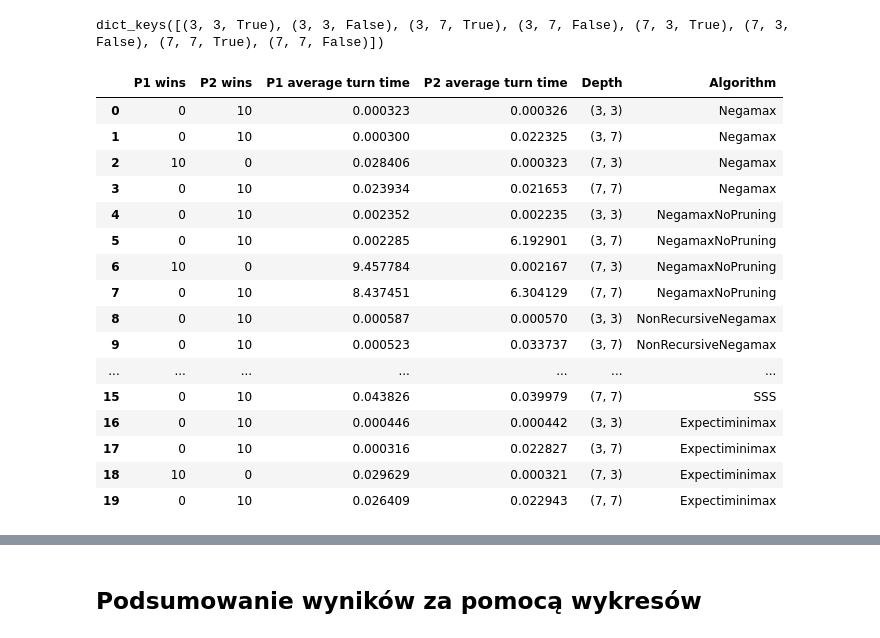
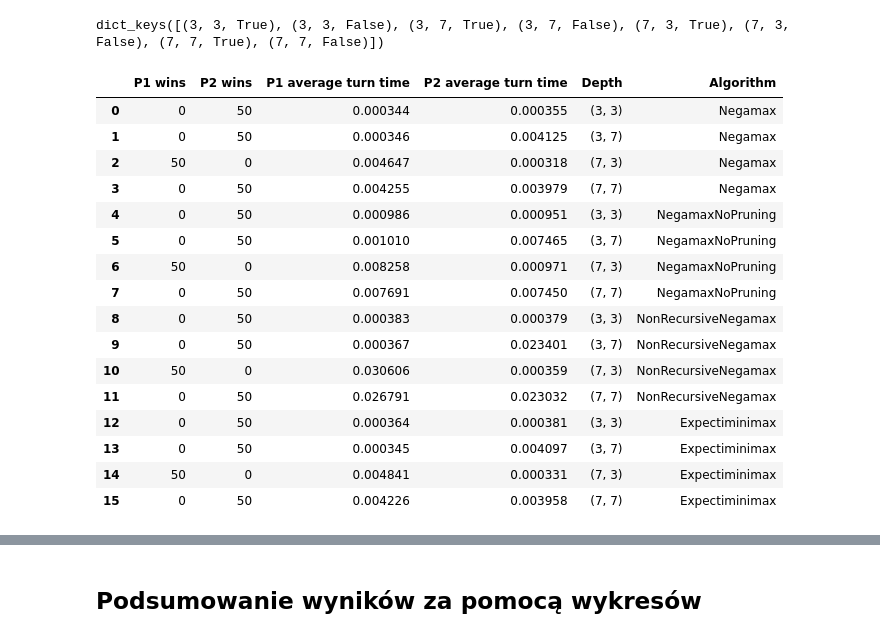
Before and after one commit to Eniterusx/inteligencja-obliczeniowa, a Jupyter notebook: lab1/script.ipynb, the cells around one changed output, grey strips where cells are left out. Cells and saved outputs as stored; diff of their text form; code cells hidden in the pictures.

```diff
--- a/lab1/script.ipynb
+++ b/lab1/script.ipynb
@@ -78,21 +78,21 @@ results = {}
 
 depths = [3, 7]
 deterministic = [True, False]
-game_amount = 10
+game_amount = 50
 
 for d1, d2 in tqdm([(d1, d2) for d1 in depths for d2 in depths], desc="Processing depths"):
     for det in tqdm(deterministic, desc="Processing deterministic"):
         # print(f"depth1: {d1}, depth2: {d2} deterministic: {det}")
 
-        # Play 10 games and track the results
+        # Play 50 games and track the results
         p1_wins = 0
         p2_wins = 0
         p1_avg_time = 0
         p2_avg_time = 0
 
         for x in tqdm(range(game_amount), desc="Playing games"):
-            ai = Negamax(d1)
-            ai2 = Negamax(d2)
+            ai = Negamax(d1, tt=TranspositionTable())
+            ai2 = Negamax(d2, tt=TranspositionTable())
             game = Nim(players=[AI_Player(ai), AI_Player(ai2)],
                     deterministic=det,
                     piles=[5,5,5,5])
@@ -123,21 +125,21 @@ results = {}
 
 depths = [3, 7]
 deterministic = [True, False]
-game_amount = 10
+game_amount = 50
 
 for d1, d2 in tqdm([(d1, d2) for d1 in depths for d2 in depths], desc="Processing depths"):
     for det in tqdm(deterministic, desc="Processing deterministic"):
         # print(f"depth1: {d1}, depth2: {d2} deterministic: {det}")
 
-        # Play 10 games and track the results
+        # Play 50 games and track the results
         p1_wins = 0
         p2_wins = 0
         p1_avg_time = 0
         p2_avg_time = 0
 
         for x in tqdm(range(game_amount), desc="Playing games"):
-            ai = NegamaxNoPruning(d1)
-            ai2 = NegamaxNoPruning(d2)
+            ai = NegamaxNoPruning(d1, tt=TranspositionTable())
+            ai2 = NegamaxNoPruning(d2, tt=TranspositionTable())
             game = Nim(players=[AI_Player(ai), AI_Player(ai2)],
                     deterministic=det,
                     piles=[5,5,5,5])
@@ -167,21 +171,21 @@ results = {}
 
 depths = [3, 7]
 deterministic = [True, False]
-game_amount = 10
+game_amount = 50
 
 for d1, d2 in tqdm([(d1, d2) for d1 in depths for d2 in depths], desc="Processing depths"):
     for det in tqdm(deterministic, desc="Processing deterministic"):
         # print(f"depth1: {d1}, depth2: {d2} deterministic: {det}")
 
-        # Play 10 games and track the results
+        # Play 50 games and track the results
         p1_wins = 0
         p2_wins = 0
         p1_avg_time = 0
         p2_avg_time = 0
 
         for x in tqdm(range(game_amount), desc="Playing games"):
-            ai = NonRecursiveNegamax(d1)
-            ai2 = NonRecursiveNegamax(d2)
+            ai = NonRecursiveNegamax(d1, tt=TranspositionTable())
+            ai2 = NonRecursiveNegamax(d2, tt=TranspositionTable())
             game = Nim(players=[AI_Player(ai), AI_Player(ai2)],
                     deterministic=det,
                     piles=[5,5,5,5])
@@ -268,21 +228,21 @@ results = {}
 
 depths = [3, 7]
 deterministic = [True, False]
-game_amount = 10
+game_amount = 50
 
 for d1, d2 in tqdm([(d1, d2) for d1 in depths for d2 in depths], desc="Processing depths"):
     for det in tqdm(deterministic, desc="Processing deterministic"):
         # print(f"depth1: {d1}, depth2: {d2} deterministic: {det}")
 
-        # Play 10 games and track the results
+        # Play 50 games and track the results
         p1_wins = 0
         p2_wins = 0
         p1_avg_time = 0
         p2_avg_time = 0
 
         for x in tqdm(range(game_amount), desc="Playing games"):
-            ai = Expectiminimax(d1)
-            ai2 = Expectiminimax(d2)
+            ai = Expectiminimax(d1, tt=TranspositionTable())
+            ai2 = Expectiminimax(d2, tt=TranspositionTable())
             game = Nim(players=[AI_Player(ai), AI_Player(ai2)],
                     deterministic=det,
                     piles=[5,5,5,5])
@@ -344,31 +304,30 @@ def prepare_dataframe(results, det, algorithm_name):
 # %%
 # Append all deterministic dataframes together
 df_deterministic = pd.concat([prepare_dataframe(negamax_results, True, "Negamax"),
                 prepare_dataframe(negamax_no_pruning_results, True, "NegamaxNoPruning"),
                 prepare_dataframe(non_recursive_negamax_results, True, "NonRecursiveNegamax"),
-                prepare_dataframe(sss_results, True, "SSS"),
                 prepare_dataframe(expectiminimax_results, True, "Expectiminimax")])
 
 df_deterministic.reset_index(drop=True, inplace=True)
 df_deterministic
 # %% [output]
 |  | P1 wins | P2 wins | P1 average turn time | P2 average turn time | Depth | Algorithm |
-| 0 | 0 | 10 | 0.000323 | 0.000326 | (3, 3) | Negamax |
-| 1 | 0 | 10 | 0.000300 | 0.022325 | (3, 7) | Negamax |
-| 2 | 10 | 0 | 0.028406 | 0.000323 | (7, 3) | Negamax |
-| 3 | 0 | 10 | 0.023934 | 0.021653 | (7, 7) | Negamax |
-| 4 | 0 | 10 | 0.002352 | 0.002235 | (3, 3) | NegamaxNoPruning |
-| 5 | 0 | 10 | 0.002285 | 6.192901 | (3, 7) | NegamaxNoPruning |
-| 6 | 10 | 0 | 9.457784 | 0.002167 | (7, 3) | NegamaxNoPruning |
-| 7 | 0 | 10 | 8.437451 | 6.304129 | (7, 7) | NegamaxNoPruning |
-| 8 | 0 | 10 | 0.000587 | 0.000570 | (3, 3) | NonRecursiveNegamax |
-| 9 | 0 | 10 | 0.000523 | 0.033737 | (3, 7) | NonRecursiveNegamax |
-| ... | ... | ... | ... | ... | ... | ... |
-| 15 | 0 | 10 | 0.043826 | 0.039979 | (7, 7) | SSS |
-| 16 | 0 | 10 | 0.000446 | 0.000442 | (3, 3) | Expectiminimax |
-| 17 | 0 | 10 | 0.000316 | 0.022827 | (3, 7) | Expectiminimax |
-| 18 | 10 | 0 | 0.029629 | 0.000321 | (7, 3) | Expectiminimax |
-| 19 | 0 | 10 | 0.026409 | 0.022943 | (7, 7) | Expectiminimax |
+| 0 | 0 | 50 | 0.000344 | 0.000355 | (3, 3) | Negamax |
+| 1 | 0 | 50 | 0.000346 | 0.004125 | (3, 7) | Negamax |
+| 2 | 50 | 0 | 0.004647 | 0.000318 | (7, 3) | Negamax |
+| 3 | 0 | 50 | 0.004255 | 0.003979 | (7, 7) | Negamax |
+| 4 | 0 | 50 | 0.000986 | 0.000951 | (3, 3) | NegamaxNoPruning |
+| 5 | 0 | 50 | 0.001010 | 0.007465 | (3, 7) | NegamaxNoPruning |
+| 6 | 50 | 0 | 0.008258 | 0.000971 | (7, 3) | NegamaxNoPruning |
+| 7 | 0 | 50 | 0.007691 | 0.007450 | (7, 7) | NegamaxNoPruning |
+| 8 | 0 | 50 | 0.000383 | 0.000379 | (3, 3) | NonRecursiveNegamax |
+| 9 | 0 | 50 | 0.000367 | 0.023401 | (3, 7) | NonRecursiveNegamax |
+| 10 | 50 | 0 | 0.030606 | 0.000359 | (7, 3) | NonRecursiveNegamax |
+| 11 | 0 | 50 | 0.026791 | 0.023032 | (7, 7) | NonRecursiveNegamax |
+| 12 | 0 | 50 | 0.000364 | 0.000381 | (3, 3) | Expectiminimax |
+| 13 | 0 | 50 | 0.000345 | 0.004097 | (3, 7) | Expectiminimax |
+| 14 | 50 | 0 | 0.004841 | 0.000331 | (7, 3) | Expectiminimax |
+| 15 | 0 | 50 | 0.004226 | 0.003958 | (7, 7) | Expectiminimax |
 # %%
 # Append all non-deterministic dataframes together
 df_non_deterministic = pd.concat([prepare_dataframe(negamax_results, False, "Negamax"),
```
Also changed, not shown: parts of 14 cells of this notebook, 7 other files.
